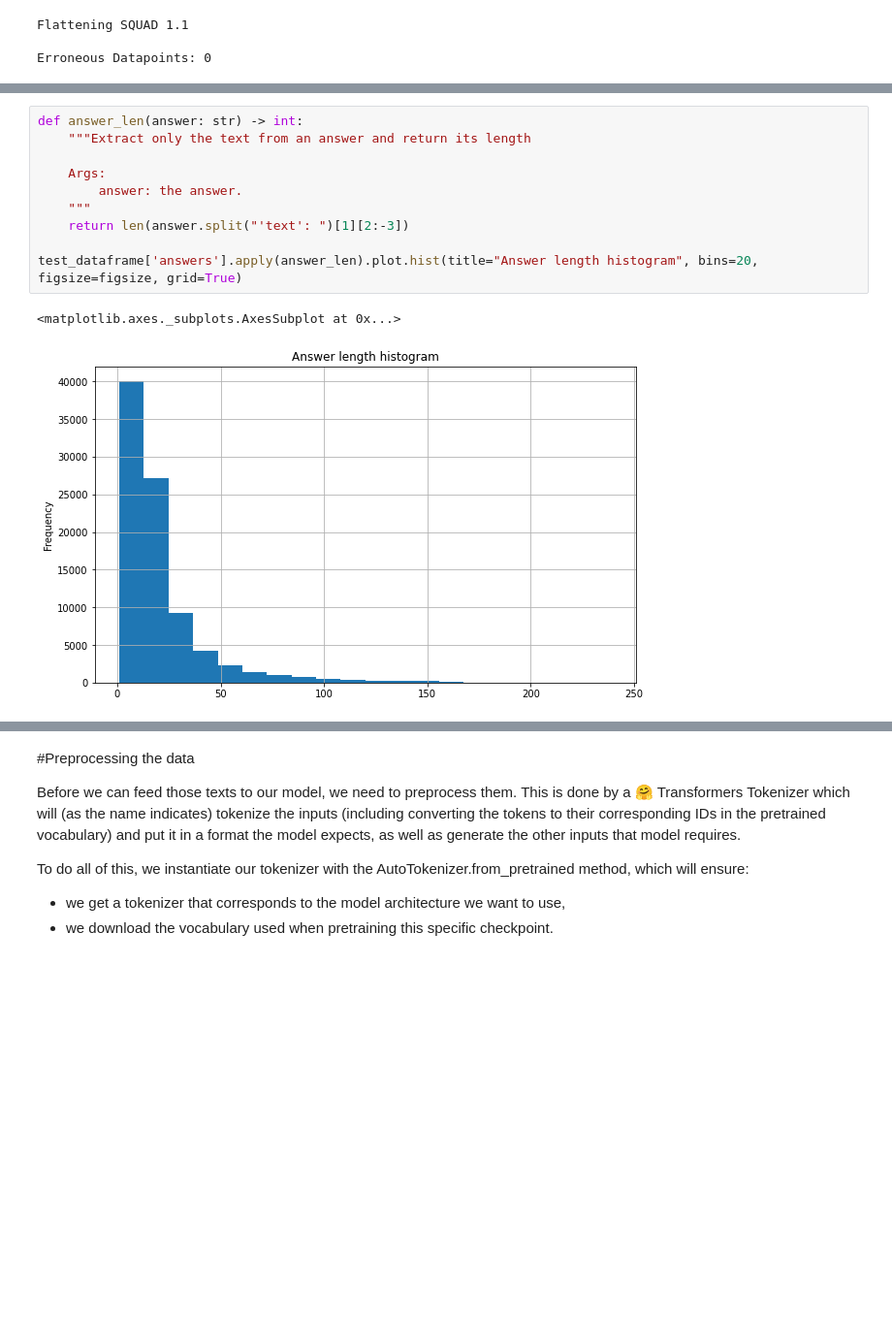
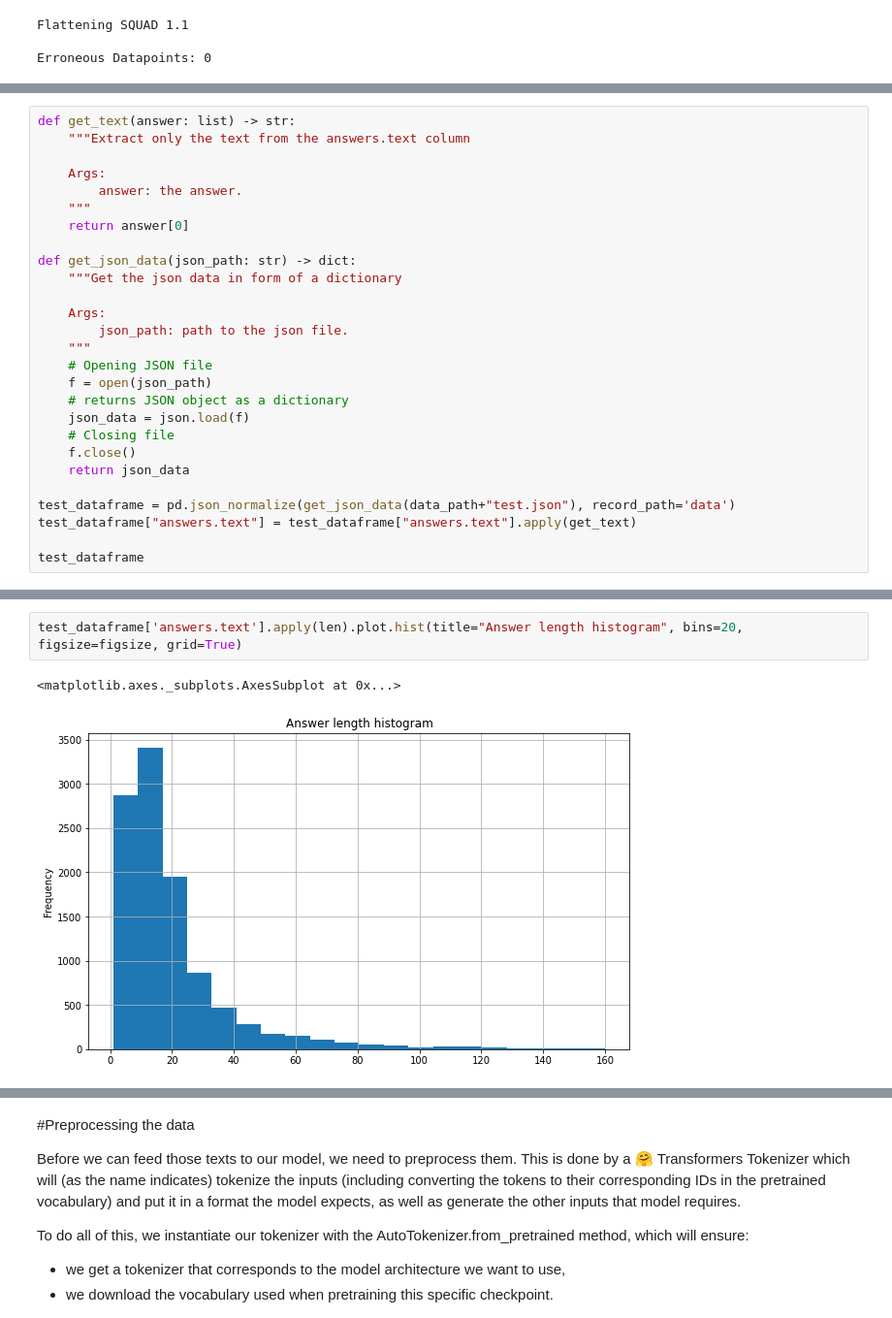
Before and after one commit to nlpunibo/Question-Answering-SQUAD, a Jupyter notebook: DistilBertQA_eval.ipynb, the cells around one changed output, grey strips where cells are left out. Shown at 97% size. Cells and saved outputs as stored; diff of their text form; blank space fills up the shorter version.

```diff
--- a/DistilBertQA_eval.ipynb
+++ b/DistilBertQA_eval.ipynb
@@ -227,0 +198,27 @@ test_dataframe
+# %%
+def get_text(answer: list) -> str:
+    """Extract only the text from the answers.text column
+
+    Args:
+        answer: the answer.
+    """
+    return answer[0]
+
+def get_json_data(json_path: str) -> dict:
+    """Get the json data in form of a dictionary
+
+    Args:
+        json_path: path to the json file.
+    """
+    # Opening JSON file
+    f = open(json_path)
+    # returns JSON object as a dictionary
+    json_data = json.load(f)
+    # Closing file
+    f.close()
+    return json_data
+
+test_dataframe = pd.json_normalize(get_json_data(data_path+"test.json"), record_path='data')
+test_dataframe["answers.text"] = test_dataframe["answers.text"].apply(get_text)
+
+test_dataframe
@@ -239,16 +250,8 @@ test_dataframe['question'].apply(len).plot.hist(title="Question length histogram
 # %%
-def answer_len(answer: str) -> int:
-    """Extract only the text from an answer and return its length
-
-    Args:
-        answer: the answer.
-    """
-    return len(answer.split("'text': ")[1][2:-3])
-
-test_dataframe['answers'].apply(answer_len).plot.hist(title="Answer length histogram", bins=20, figsize=figsize, grid=True)
+test_dataframe['answers.text'].apply(len).plot.hist(title="Answer length histogram", bins=20, figsize=figsize, grid=True)
 # %% [output]
 <matplotlib.axes._subplots.AxesSubplot at 0x...>
-[figure, old version]
+[figure, new version]
 # %%
 #@title Show Samples { run: "auto", display-mode: "form" }
 
```
Also changed, not shown: parts of 27 cells of this notebook.
